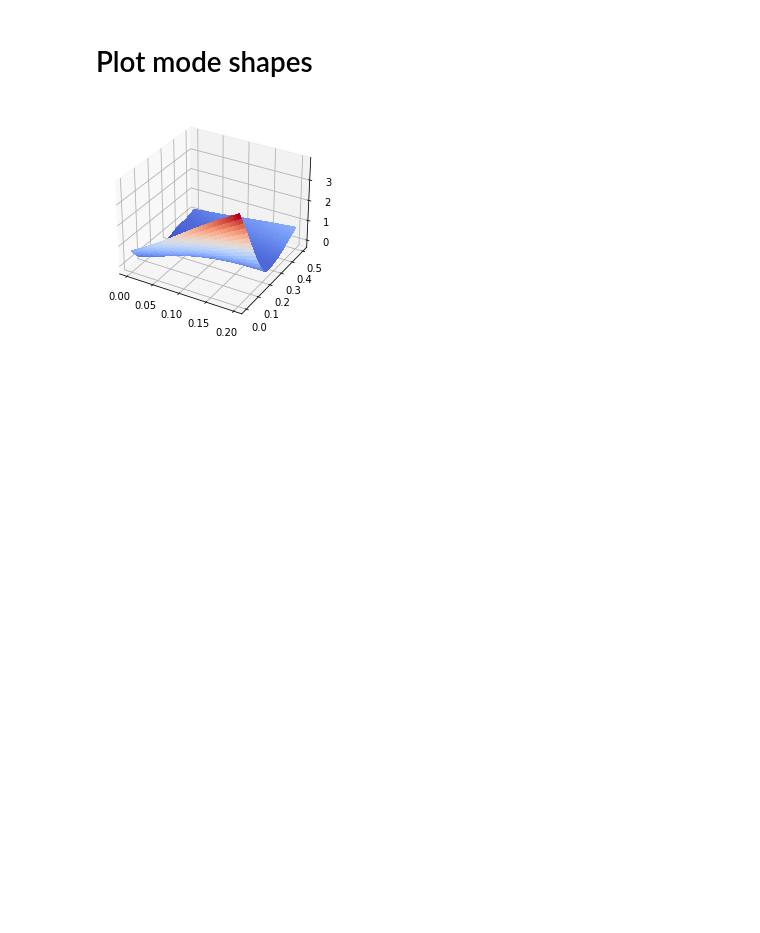
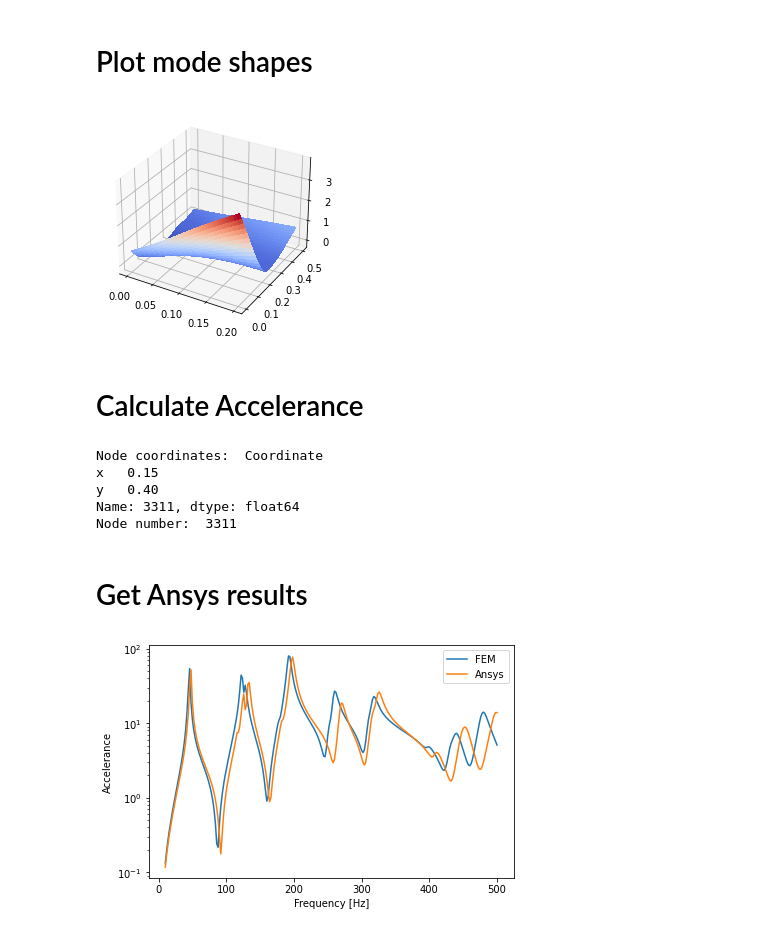
Before and after one commit to lucas-schroeder/Master_program_UFSC, a Jupyter notebook: VA/work2/FEM_Plate_lucas_schroeder.ipynb, the cells around one changed output. Drawn from its saved outputs; the diff is of its cells as text; code cells hidden in the pictures; blank space fills up the shorter version.

```diff
--- a/VA/work2/FEM_Plate_lucas_schroeder.ipynb
+++ b/VA/work2/FEM_Plate_lucas_schroeder.ipynb
@@ -341,9 +343,9 @@ Elapsed time:  0:00:05.241815
 # %% [markdown]
 # Print mode frequencies
 # %%
-n = np.array([nElements])
 pd.options.display.float_format = "{:.2f}".format
-pd.DataFrame(data=[results[n_b]['fn'] for n_b in n], index=[f"n={i}" for i in n], columns=[f"f_{j}" for j in range(1, len(results[n.max()]['fn'])+1)])
+df = pd.DataFrame(data=[results['fn']], index=[f"n={nElements}"], columns=[f"f_{j}" for j in range(1, len(results['fn'])+1)])
+df
 # %% [output]
 |  | f_1 | f_2 | f_3 | f_4 | f_5 | f_6 | f_7 | f_8 | f_9 | f_10 | ... | ... |
 | n=4000 | 42.60 | 45.42 | 115.45 | 122.93 | 127.71 | 178.12 | 192.65 | 251.89 | 259.43 | 310.66 | ... | ... |
@@ -372,3 +384,5 @@ fig.update_layout(title='First mode shape', autosize=False,
                   margin=dict(l=65, r=50, b=65, t=90))
 
 fig.show()
+# %% [markdown]
+# Calculate Accelerance
@@ -374,0 +401,47 @@ fig.show()
+# %%
+# Find nearest node within tolerance
+r = np.array([0.150, 0.400])
+
+tol = np.sqrt(dx*dy)/2 # tolerance
+response_node = node_coor[(node_coor['x'].between(r[0]-tol, r[0]+tol)) & (node_coor['y'].between(r[1]-tol, r[1]+tol))].index.tolist()
+response_node = response_node[0]
+print("Node coordinates: ", node_coor.loc[response_node], "\nNode number: ", response_node)
+# %% [output]
+Node coordinates:  Coordinate
+x   0.15
+y   0.40
+Name: 3311, dtype: float64
+Node number:  3311
+# %% [markdown]
+# Get Ansys results
+# %%
+path = r"D:\git_repos\Master_program_UFSC\VA\work2\ansys_results"
+
+ansys_fn = np.loadtxt(path+"/eigenvalues.txt", delimiter="\t", usecols=2, skiprows=1)
+ansys = pd.DataFrame(columns=['Mode','Node',"x","y","z"])
+
+for file in os.listdir(path):
+    if "mode_" in file:
+        aux = pd.read_csv(path+"/"+ file, sep="\t", skiprows=1, names=['Node',"x","y","z"] )
+        aux.insert(0,"Mode", [int(file[5:7])])
+        ansys = ansys.append(aux)
+    # print(int(file[5:7]))
+ansys.set_index("Mode", inplace=True)
+ansys["fn"] = ansys_fn.T
+# %%
+A_jk, f = A(results['V'], results['fn'], j=response_node, k=response_node)
+
+plt.plot(f, np.abs(A_jk), label="FEM")
+plt.yscale('log')
+
+A_jk_ansys, f = A(np.array(ansys['z']).reshape((1,-1)), np.array(ansys['fn']), j=0, k=0)
+
+plt.plot(f, np.abs(A_jk_ansys), label="Ansys")
+plt.yscale('log')
+plt.legend()
+plt.xlabel("Frequency [Hz]")
+plt.ylabel("Accelerance")
+plt.tight_layout()
+plt.show()
+# %% [output]
+[figure, added]
```
Also changed, not shown: parts of 9 cells of this notebook, 8 other files.
